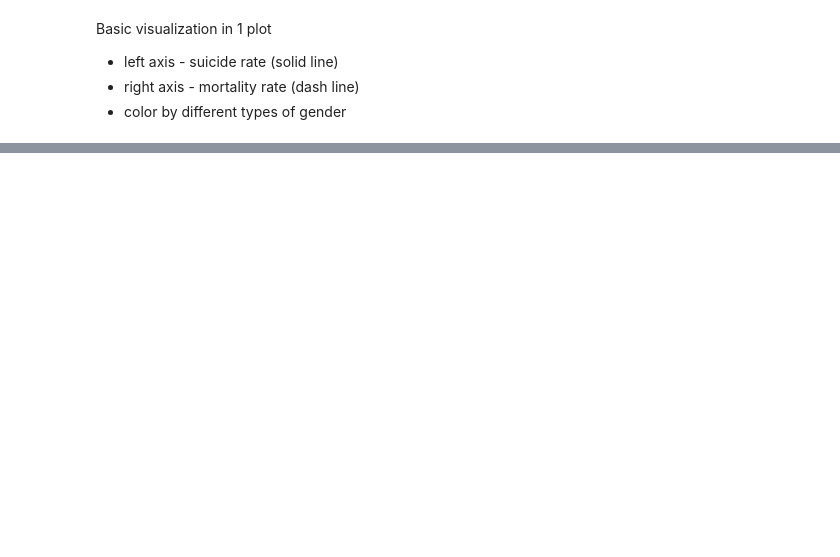
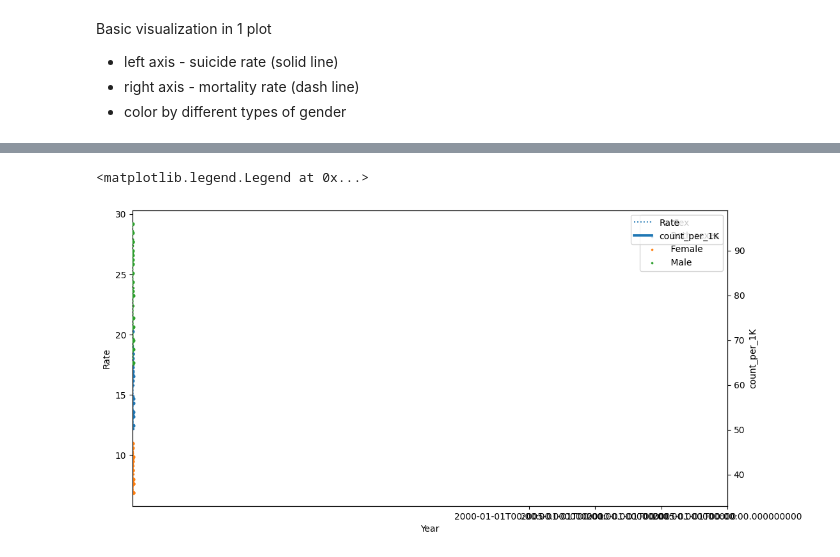
Before and after one commit to kellychin79/analysis_3, a Jupyter notebook: historical_suicide_rate.ipynb, the cells around one changed output, grey strips where cells are left out. Cells and saved outputs as stored; diff of their text form; code cells hidden in the pictures; blank space fills up the shorter version.

Commit message:
try with the basic visualization

```diff
--- a/historical_suicide_rate.ipynb
+++ b/historical_suicide_rate.ipynb
@@ -272,0 +257,3 @@ sns.relplot(data=japan_2.iloc[:,1:], x='Year', y='Value'
+# %%
+japan['Year1'] = pd.datetime(japan['Year'])
+japan.info()
@@ -272,0 +269,25 @@ sns.relplot(data=japan_2.iloc[:,1:], x='Year', y='Value'
+# %%
+# initializes figure and plots
+fig, ax1 = plt.subplots(figsize=(12, 6))
+
+# applies twinx to ax2, which is the second y axis.
+ax2 = ax1.twinx()
+
+# plots the first set of data, and sets it to ax1.
+g = sns.pointplot(data = japan.iloc[:,1:], x = 'Year', y = 'Rate',
+                  ax = ax1,  hue='Sex',
+                  scale=0.3, linestyles = '-'
+                 )
+
+# plots the second set, and sets to ax2.
+sns.pointplot(data = japan.iloc[:,1:], x = 'Year', y = 'count_per_1K',
+             ax = ax2, hue='Sex',
+             scale=0.5, linestyles = ':')
+
+g.set_xticks([list(japan.iloc[:,1:]['Year'].unique())[i] for i in range(0,len(japan.iloc[:,1:]['Year'].unique()), 5)])
+g.set_xticklabels([list(japan.iloc[:,1:]['Year'].unique())[i] for i in range(0,len(japan.iloc[:,1:]['Year'].unique()), 5)])
+# add more legends
+plt.legend(labels=["Rate","count_per_1K"])
+# %% [output]
+<matplotlib.legend.Legend at 0x...>
+[figure, added]
```
Also changed, not shown: parts of 15 cells of this notebook.
